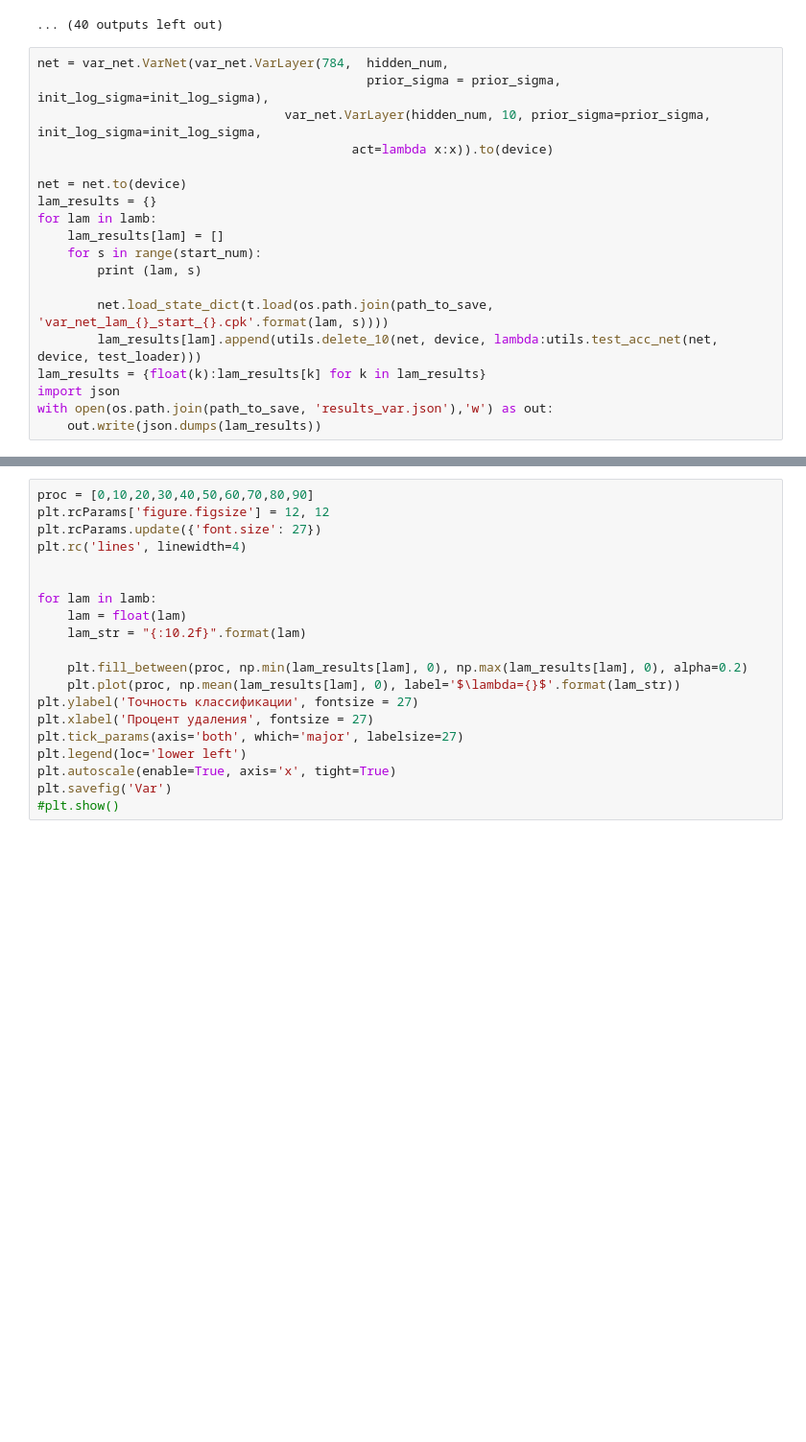
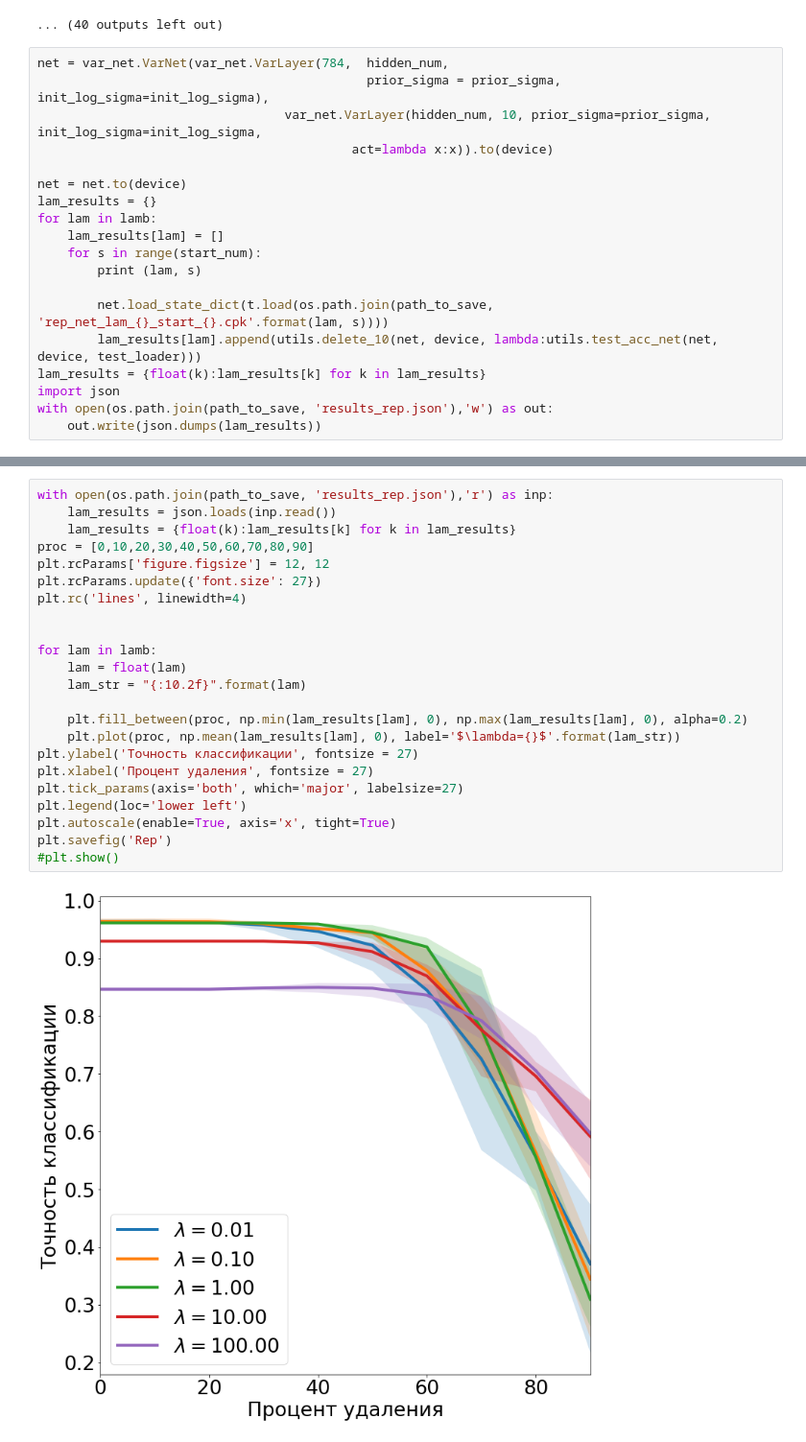
Before and after one commit to Intelligent-Systems-Phystech/VarHyperNet, a Jupyter notebook: code/mnist_final/rep_net.ipynb, the cells around one changed output, grey strips where cells are left out. Shown at 96% size. Cells and saved outputs as stored; diff of their text form; blank space fills up the shorter version.

Commit message:
Added remainingg jsons

```diff
--- a/code/mnist_final/rep_net.ipynb
+++ b/code/mnist_final/rep_net.ipynb
@@ -104,9 +104,9 @@ for lam in lamb:
     for s in range(start_num):
         print (lam, s)
 
-        net.load_state_dict(t.load(os.path.join(path_to_save, 'var_net_lam_{}_start_{}.cpk'.format(lam, s))))
+        net.load_state_dict(t.load(os.path.join(path_to_save, 'rep_net_lam_{}_start_{}.cpk'.format(lam, s))))
         lam_results[lam].append(utils.delete_10(net, device, lambda:utils.test_acc_net(net, device, test_loader)))
 lam_results = {float(k):lam_results[k] for k in lam_results}
 import json
-with open(os.path.join(path_to_save, 'results_var.json'),'w') as out:
+with open(os.path.join(path_to_save, 'results_rep.json'),'w') as out:
     out.write(json.dumps(lam_results))
@@ -113,20 +131,25 @@ with open(os.path.join(path_to_save, 'results_var.json'),'w') as out:
 # %%
+with open(os.path.join(path_to_save, 'results_rep.json'),'r') as inp:
+    lam_results = json.loads(inp.read())
+    lam_results = {float(k):lam_results[k] for k in lam_results}
 proc = [0,10,20,30,40,50,60,70,80,90]
 plt.rcParams['figure.figsize'] = 12, 12
 plt.rcParams.update({'font.size': 27})
 plt.rc('lines', linewidth=4)
 
 
 for lam in lamb:
     lam = float(lam)
     lam_str = "{:10.2f}".format(lam)
 
     plt.fill_between(proc, np.min(lam_results[lam], 0), np.max(lam_results[lam], 0), alpha=0.2)
     plt.plot(proc, np.mean(lam_results[lam], 0), label='$\lambda={}$'.format(lam_str))
 plt.ylabel('Точность классификации', fontsize = 27)
 plt.xlabel('Процент удаления', fontsize = 27)
 plt.tick_params(axis='both', which='major', labelsize=27)
 plt.legend(loc='lower left')
 plt.autoscale(enable=True, axis='x', tight=True)
-plt.savefig('Var')
+plt.savefig('Rep')
 #plt.show()
+# %% [output]
+[figure, added]
```
Also changed, not shown: parts of 1 cell of this notebook, 3 other files.
